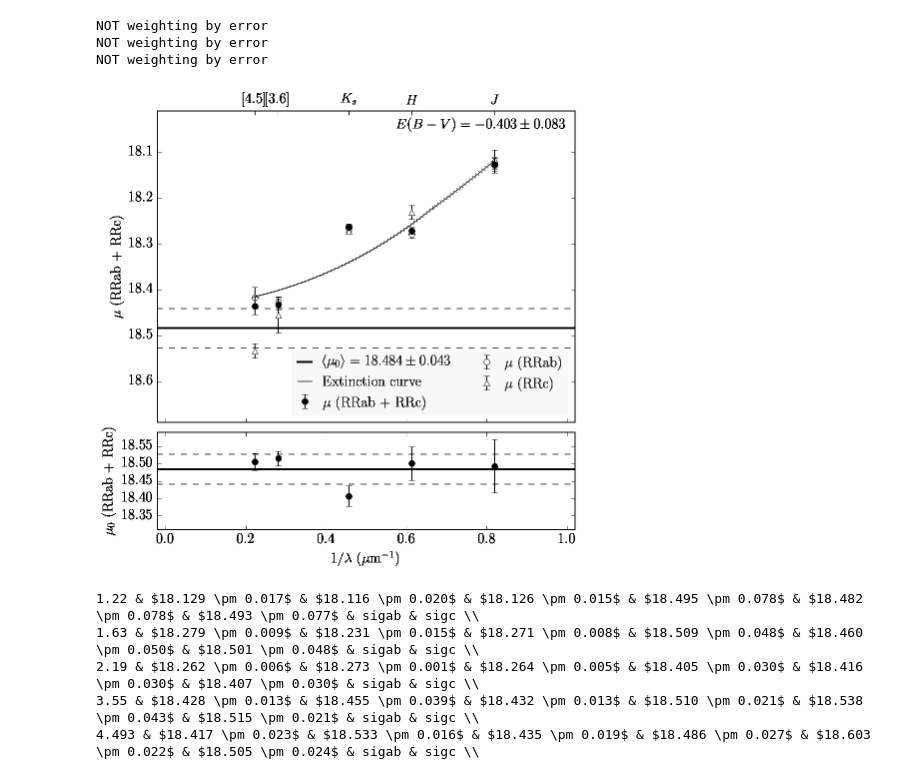
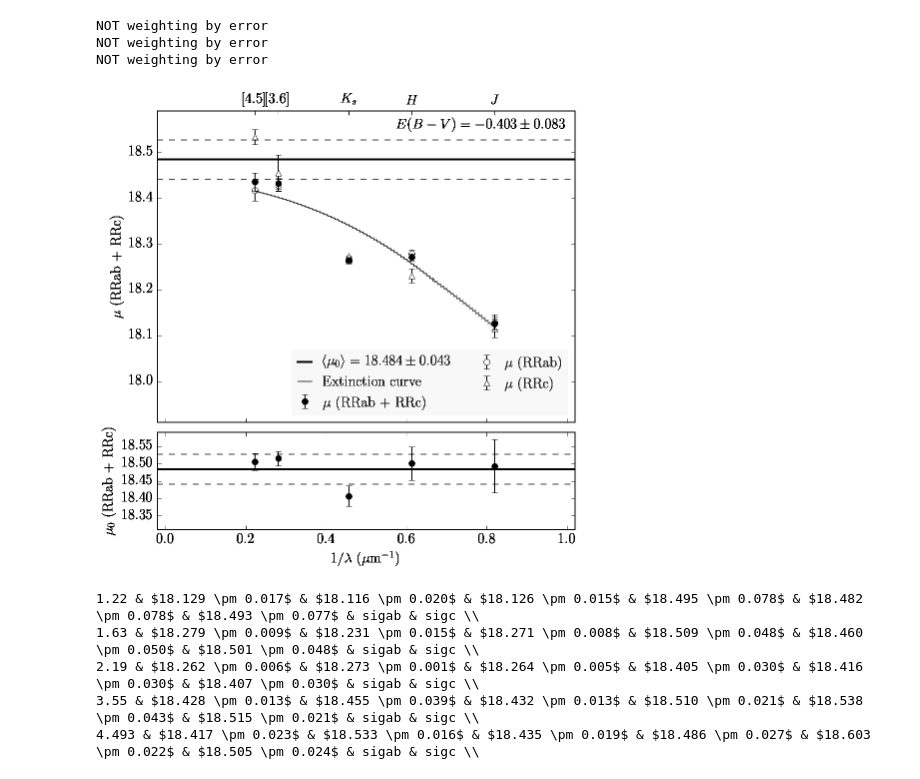
Before and after one commit to vickyscowcroft/omegaCen, a Jupyter notebook: reworked_fitting_code/distance_plot_reticulum.ipynb, the cells around one changed output. Saved outputs shown, nothing was run; the diff lists cells and outputs as text; code cells hidden in the pictures.

Commit message:
negative reddening reticulum plot

```diff
--- a/reworked_fitting_code/distance_plot_reticulum.ipynb
+++ b/reworked_fitting_code/distance_plot_reticulum.ipynb
@@ -116,40 +116,40 @@ ax2.set_xlim(ax.get_xlim())
 # set top tick labels to bandpasses
 ax2.set_xticks(1/dist_df.wavelength)
 ax2.set_xticklabels(['$J$', '$H$',  '$K_s$', '[3.6]', '[4.5]'])
-ax.set_ylim(18.69,18.01)
-ax.text(ax.get_xlim()[1]-0.025,ax.get_ylim()[1]+0.015,
+ax.set_ylim(17.91,18.59)
+ax.text(ax.get_xlim()[1]-0.025,ax.get_ylim()[1]-0.015,
         '$E(B-V) = {:.3f} \pm {:.3f}$'.format(Av/3.1,Av_err/3.1), ha='right',va='top')
 
 ppl.plot(ax1, x, y, 'k-', lw=2)
 ppl.plot(ax1, x, y + dist_err, 'k--')
 ppl.plot(ax1, x, y - dist_err, 'k--')
 if startype=='ab':
     mfc = 'w'
     label = 'RRab'
     ylabel = 'RRab'
 else:
     mfc = 'k'
     label = 'mean'
     ylabel = 'RRab + RRc'
 ax1.errorbar(1/dist_df.wavelength.values, dist_df[r'u0_{}'.format(startype)].values,
              yerr=dist_df[r'u0err_{}'.format(startype)].values,
              color='k', mfc=mfc, fmt='o', zorder=10, label=r'$\mu_0$ ({})'.format(label))
 
 ax1.set_xlabel(r'$1/\lambda\ (\mu\mathrm{m}^{-1})$')
 ax.set_ylabel(r'$\mu$ ({})'.format(ylabel))
 ax1.set_ylabel(r'$\mu_0$ ({})'.format(ylabel))
 #if weight_by_err:
 ax1.set_ylim(18.31,18.59)
     #ax1.set_yticks(np.linspace(13.7,13.8,3))
 # else:
 #     ax1.set_ylim(18.37,18.59)
 #ax1.set_yticks(np.linspace(13.7,13.85,4))
 #ppl.legend(ax1, loc='upper left', prop={'size':14}, numpoints=1, handlelength=0.1)
 fig.tight_layout()
 fig.subplots_adjust(hspace=0.1)
 #fig.savefig('final_plots/reticulum_distance_m4_slope_{}.pdf'.format(weight_value), dpi=300)
 # %% [output]
-[figure, old version]
+[figure, new version]
 # %%
 u0 = np.array([dist_df.wavelength, dist_df.dist_ab, dist_df.err_ab, dist_df.dist_c,
                dist_df.err_c, dist_df.dist_mean, dist_df.err_mean,
```
